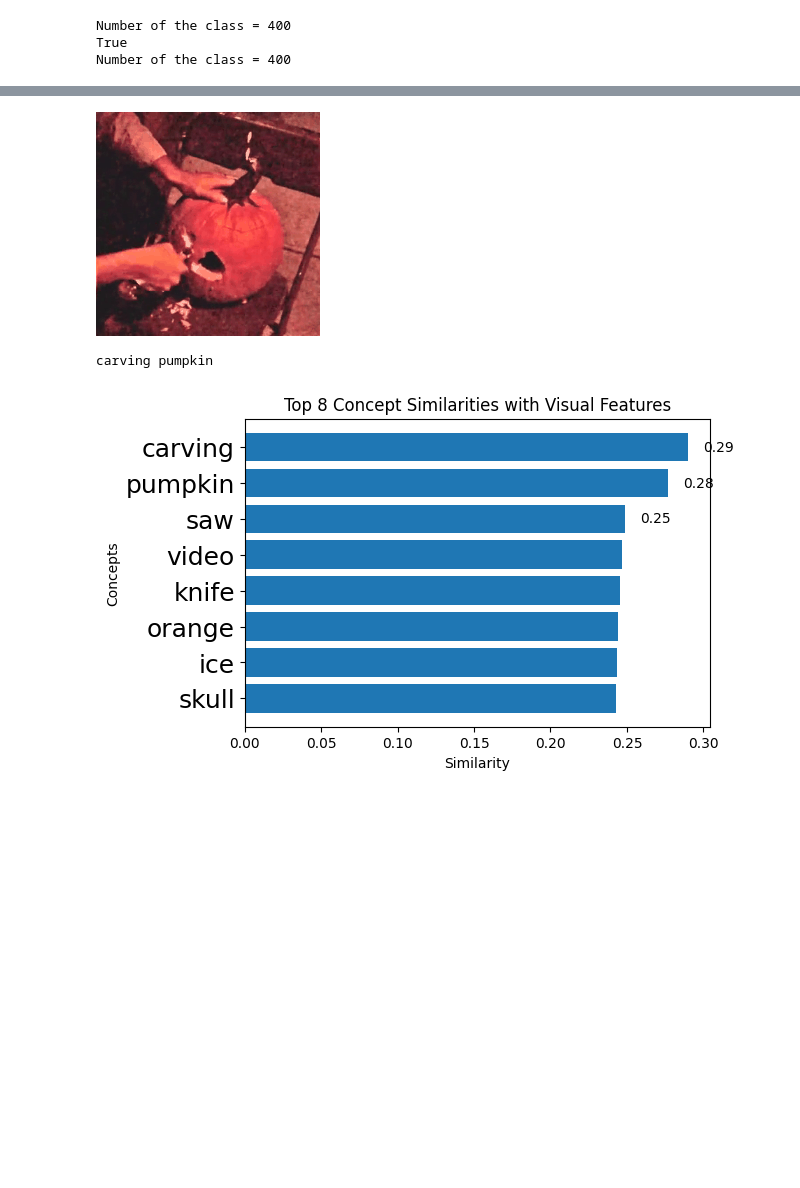
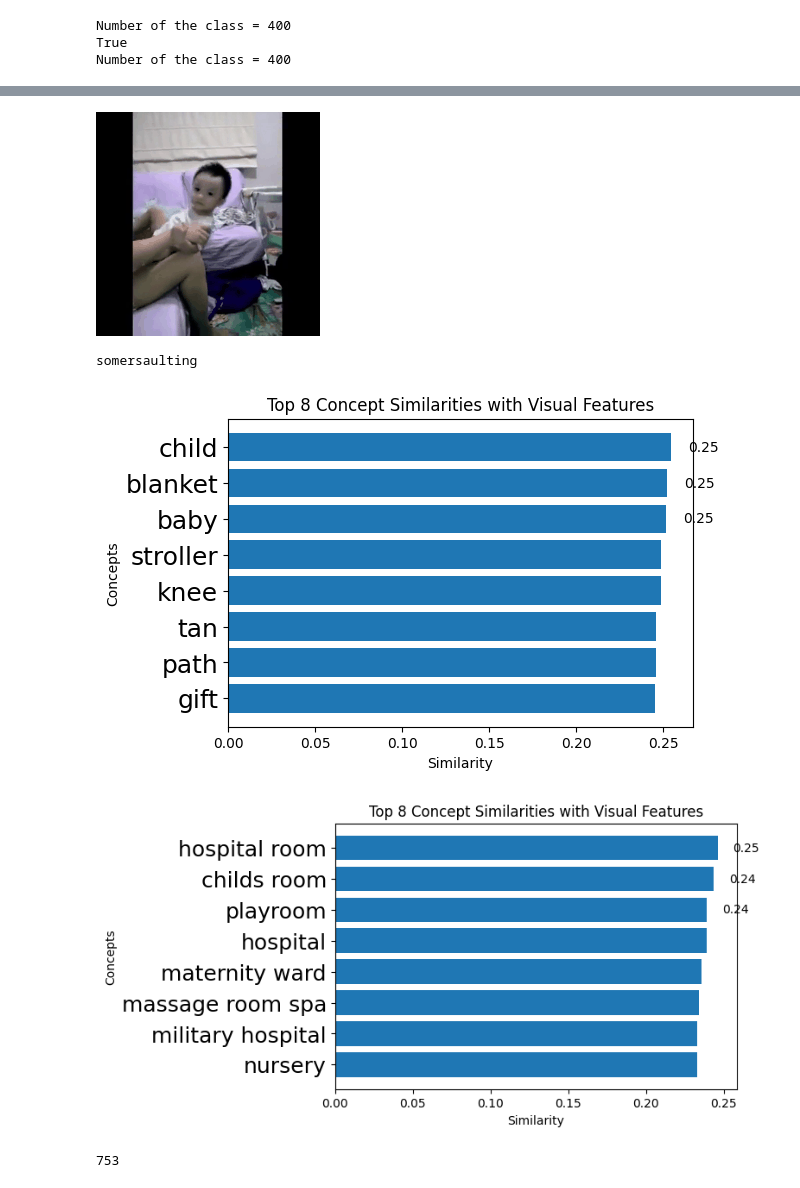
Before and after one commit to jong980812/Video-CBM_, a Jupyter notebook: dual_encoder.ipynb, the cells around one changed output, grey strips where cells are left out. Drawn from its saved outputs; the diff is of its cells as text; code cells hidden in the pictures; blank space fills up the shorter version.

```diff
--- a/dual_encoder.ipynb
+++ b/dual_encoder.ipynb
@@ -470,48 +543,64 @@ visualize_concept_sim(boring_visual_feat,text_feat,p_words)
 # %%
-p_concept_set='/data/jong980812/project/Video-CBM-two-stream/data/concept_sets/llava_ver2/k400_3frame.txt'
-# p_concept_set='/data/jong980812/project/Video-CBM-two-stream/k400_temporal_4sth_concepts.txt'
+import math
+s_concept_set='/data/jong980812/project/Video-CBM-two-stream/data/concept_sets/llava_ver2/k400_3frame.txt'
+t_concept_set='/data/jong980812/project/Video-CBM-two-stream/processed_locations.txt'
 # p_concept_set='/data/jong980812/project/Video-CBM-two-stream/data/categories_places365_clean.txt'
 # with open(s_concept_set, 'r') as f:
 #     s_words = (f.read()).split('\n')
 # with open(t_concept_set, 'r') as f:
 #     t_words = (f.read()).split('\n')
 
-with open(p_concept_set, 'r') as f:
-    p_words = (f.read()).split('\n')
-text = clip.tokenize(["a photo of {}.".format(word) for word in p_words]).to(device)
+with open(s_concept_set, 'r') as f:
+    s_words = (f.read()).split('\n')
+    s_words = list(set(s_words))
+s_text = clip.tokenize(["a photo of {}.".format(word) for word in s_words]).to(device)
+with open(t_concept_set, 'r') as f:
+    t_words = (f.read()).split('\n')
+t_text = clip.tokenize(["Peopole doing {}.replace('something','').".format(word) for word in t_words]).to(device)
+batch_size=16
 text_features = []
-batch_size=16
-import math
 with torch.no_grad():
-    for i in (range(math.ceil(len(text)/batch_size))):
-        text_features.append(clip_model.encode_text(text[batch_size*i:batch_size*(i+1)]))
-text_features = torch.cat(text_features, dim=0)
+    for i in (range(math.ceil(len(s_text)/batch_size))):
+        text_features.append(clip_model.encode_text(s_text[batch_size*i:batch_size*(i+1)]))
+s_clip_text_features = torch.cat(text_features, dim=0)
+text_features = []
+with torch.no_grad():
+    for i in (range(math.ceil(len(t_text)/batch_size))):
+        text_features.append(clip_model.encode_text(t_text[batch_size*i:batch_size*(i+1)]))
+t_clip_text_features = torch.cat(text_features, dim=0)
 torch.cuda.empty_cache()
 # %%
-video_index=10
+video_index=0
 visual_index=2
 val_pil_data.end_point = visual_index
 image,label ,path= val_pil_data[video_index]
 x, _ ,_= val_data_t[video_index]
 x = x.unsqueeze(0).to(device)
 x=x[:,visual_index]
 T = x.size(2)
 # T배로 복제 (unsqueeze로 차원을 추가한 후 repeat 사용)
 visualize_gif(image,label ,path,visual_index,video_index,False)
 visual_feat=[]
 print(classes[label])
 for i in range(x.shape[2]):
     new_x = x[:,:,i,:,:]
     feat = (clip_model.encode_image(new_x.to(device)))
     visual_feat.append(feat)
 visual_feat = torch.cat(visual_feat,dim=0)
 visual_feat = visual_feat.cpu().detach()
 
-text_feat=text_features.cpu().detach()
-visualize_avg_concept_sim(visual_feat,text_feat,p_words)
+s_clip_text_features=s_clip_text_features.cpu().detach()
+t_clip_text_features=t_clip_text_features.cpu().detach()
+visualize_avg_concept_sim(visual_feat,s_clip_text_features,s_words)
+visualize_avg_concept_sim(visual_feat,t_clip_text_features,t_words)
 # %% [output]
-[figure, old version]
+[figure, new version]
-carving pumpkin
+somersaulting
-[figure, old version]
+[figure, new version]
+[figure, added]
+# %%
+s_words.index('child')
+# %% [output]
+753
 # %%
 visual_feat[].shape
```
Also changed, not shown: parts of 9 cells of this notebook, 10 other files.
